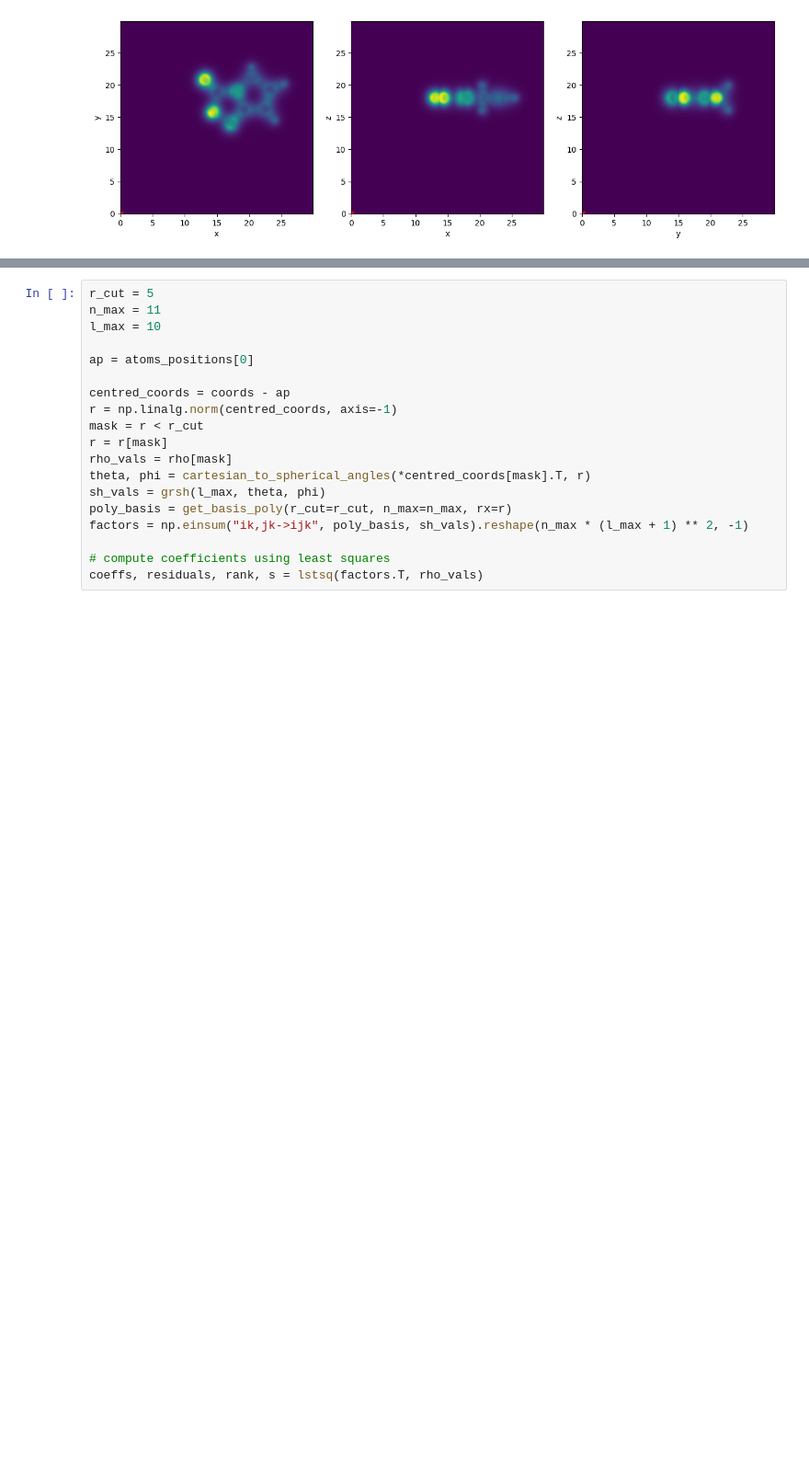
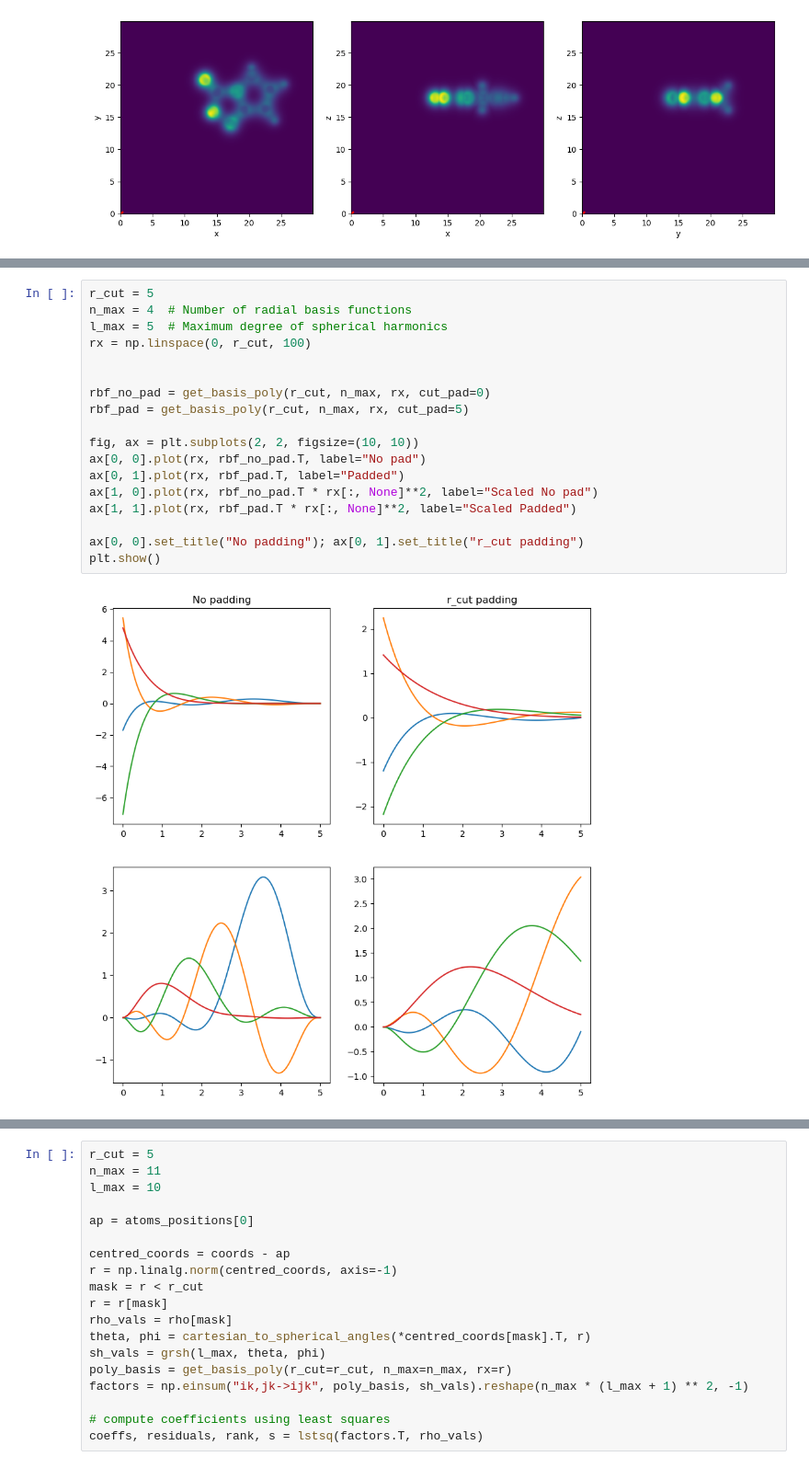
Before and after one commit to pujaltes/qe_density, a Jupyter notebook: test_2.ipynb, the cells around one changed output, grey strips where cells are left out. Shown at 92% size. Drawn from its saved outputs; the diff is of its cells as text; blank space fills up the shorter version.

```diff
--- a/test_2.ipynb
+++ b/test_2.ipynb
@@ -36,0 +57,20 @@ rho, atoms_positions, coords = get_density_feats(dens)
+# %%
+r_cut = 5
+n_max = 4  # Number of radial basis functions
+l_max = 5  # Maximum degree of spherical harmonics
+rx = np.linspace(0, r_cut, 100)
+
+
+rbf_no_pad = get_basis_poly(r_cut, n_max, rx, cut_pad=0)
+rbf_pad = get_basis_poly(r_cut, n_max, rx, cut_pad=5)
+
+fig, ax = plt.subplots(2, 2, figsize=(10, 10))
+ax[0, 0].plot(rx, rbf_no_pad.T, label="No pad")
+ax[0, 1].plot(rx, rbf_pad.T, label="Padded")
+ax[1, 0].plot(rx, rbf_no_pad.T * rx[:, None]**2, label="Scaled No pad")
+ax[1, 1].plot(rx, rbf_pad.T * rx[:, None]**2, label="Scaled Padded")
+
+ax[0, 0].set_title("No padding"); ax[0, 1].set_title("r_cut padding")
+plt.show()
+# %% [output]
+[figure, added]
```
Also changed, not shown: parts of 13 cells of this notebook.
